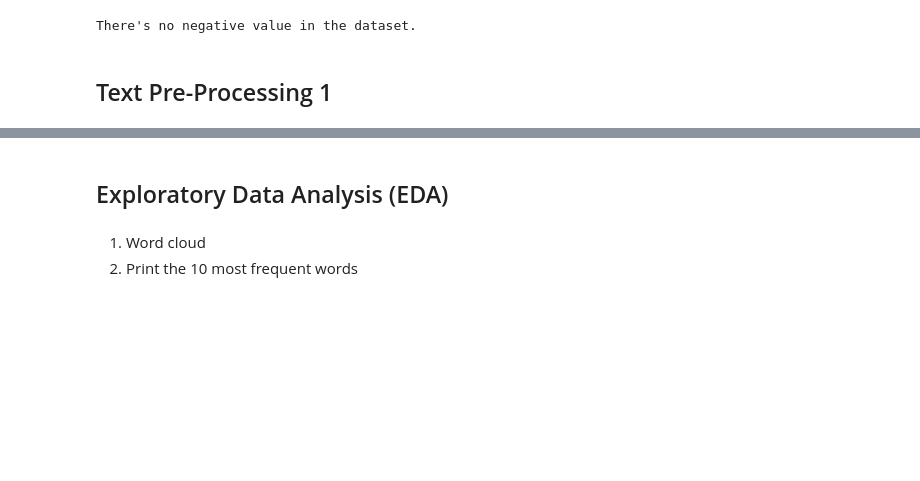
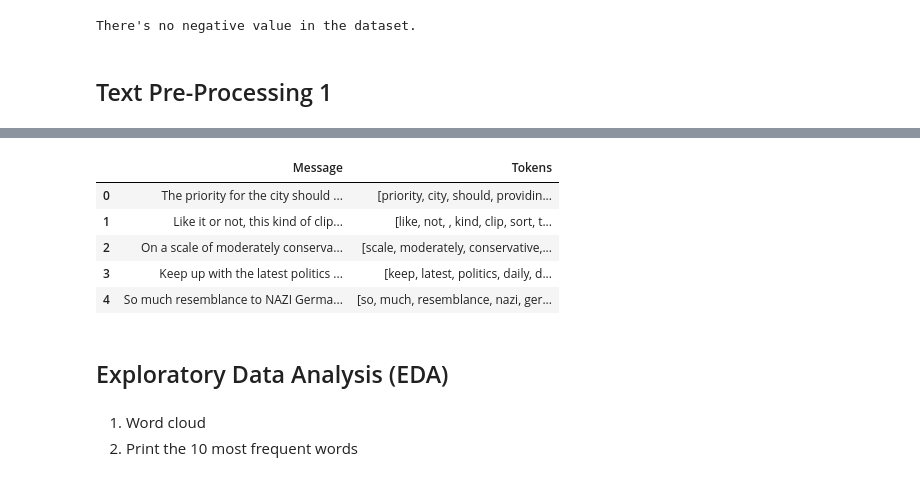
Before and after one commit to JanisJ2/jsc270-a4, a Jupyter notebook: JSC270_Assignment_4.ipynb, the cells around one changed output, grey strips where cells are left out. Drawn from its saved outputs; the diff is of its cells as text; code cells hidden in the pictures; blank space fills up the shorter version.

```diff
--- a/JSC270_Assignment_4.ipynb
+++ b/JSC270_Assignment_4.ipynb
@@ -511,3 +549,15 @@ There's no negative value in the dataset.
+# %%
+# remove stop words in the token
+remove_stopwords(df, 'Tokens')
+
+df.head()
+# %% [output]
+|  | Message | Tokens |
+| 0 | The priority for the city should ... | [priority, city, should, providin... |
+| 1 | Like it or not, this kind of clip... | [like, not, , kind, clip, sort, t... |
+| 2 | On a scale of moderately conserva... | [scale, moderately, conservative,... |
+| 3 | Keep up with the latest politics ... | [keep, latest, politics, daily, d... |
+| 4 | So much resemblance to NAZI Germa... | [so, much, resemblance, nazi, ger... |
 # %% [markdown]
 ## Exploratory Data Analysis (EDA)
 # %% [markdown]
```
Also changed, not shown: parts of 7 cells of this notebook.
